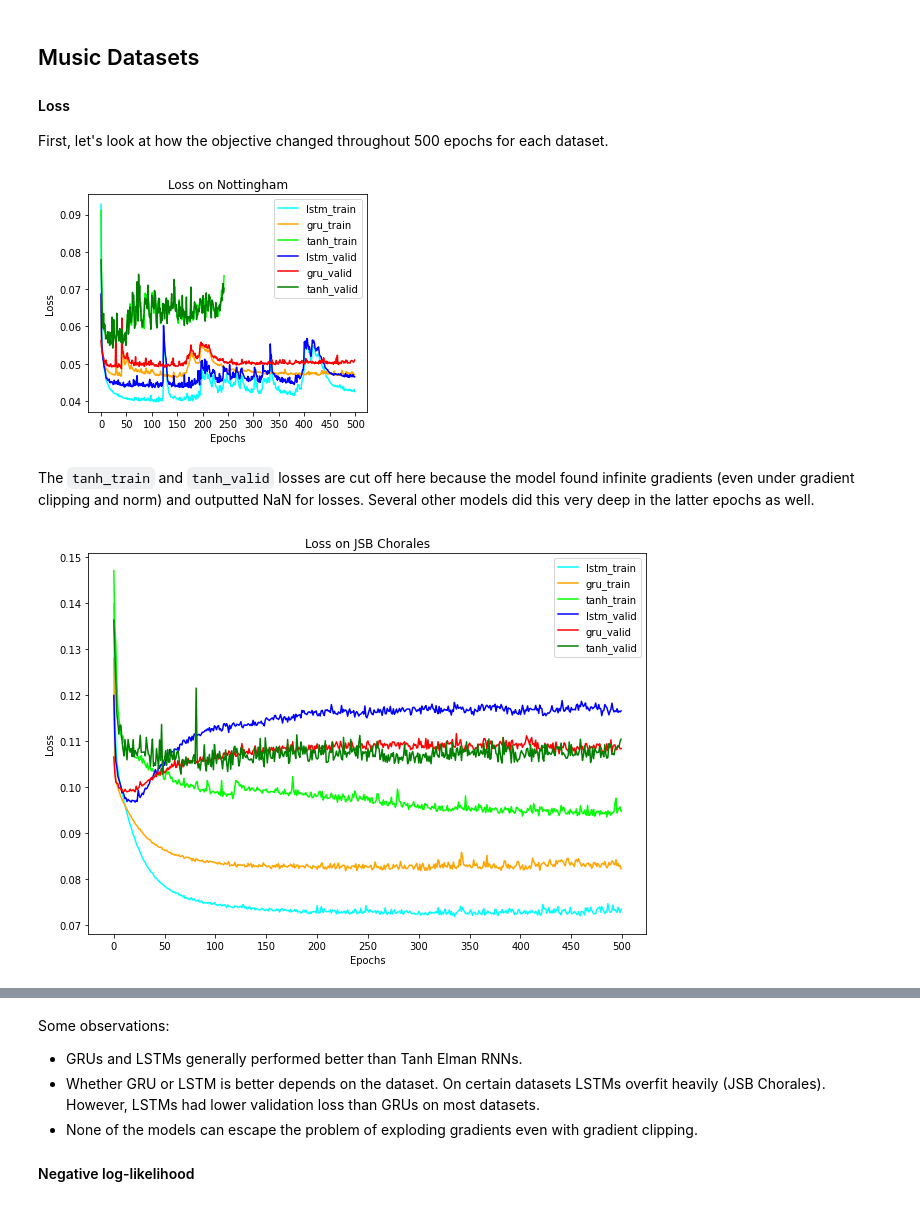
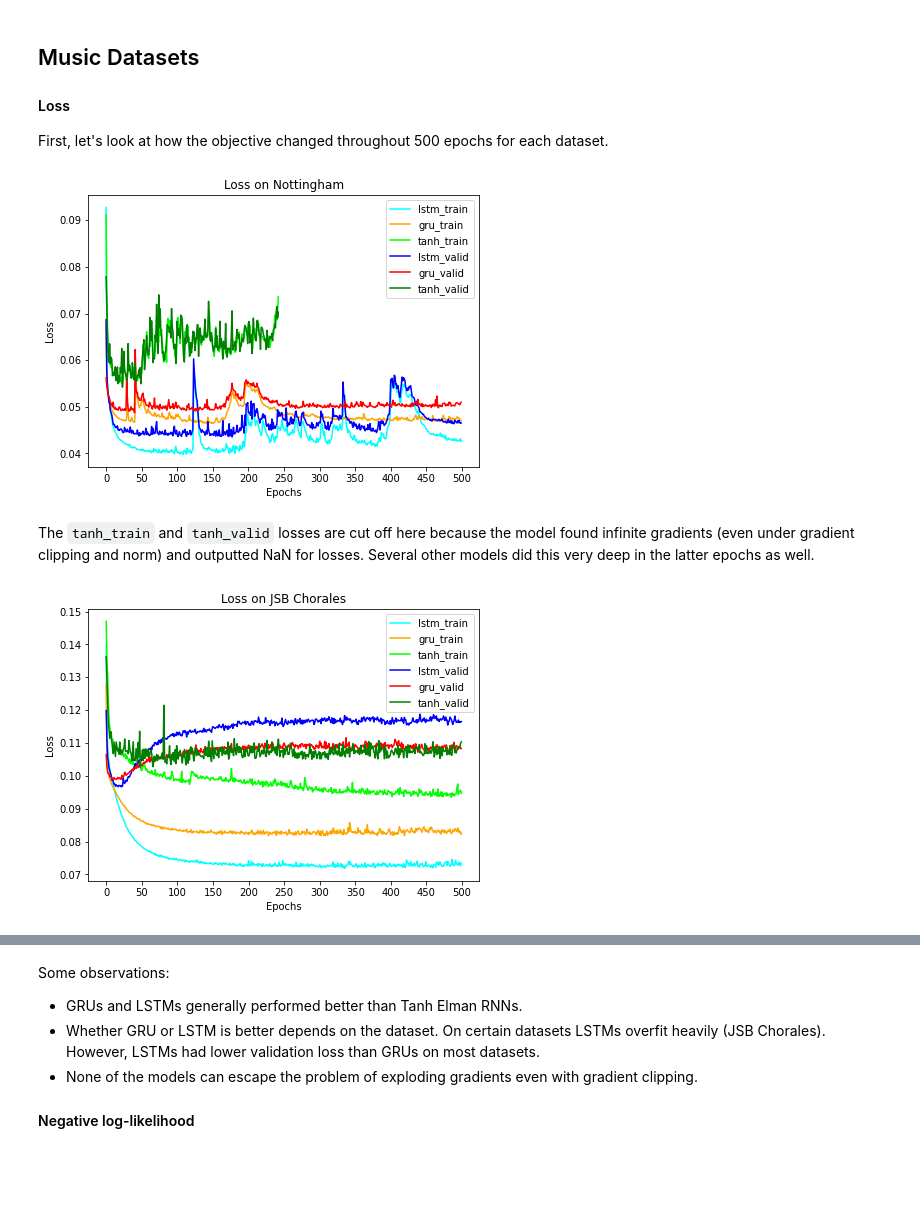
Before and after one commit to 395t/coding-assignment-week-6-seq-1, a Jupyter notebook: notebooks/chung/training_objective_plots.ipynb, the cells around one changed output, grey strips where cells are left out. Drawn from its saved outputs; the diff is of its cells as text; code cells hidden in the pictures; blank space fills up the shorter version.

Commit message:
Making plots even smaller and trying one column titles

```diff
--- a/notebooks/chung/training_objective_plots.ipynb
+++ b/notebooks/chung/training_objective_plots.ipynb
@@ -104,13 +104,13 @@ def plot_metric(dataset_name, states, figsize, subset=None, save=False):
 
 First, let's look at how the objective changed throughout 500 epochs for each dataset.
 # %%
-plot_loss("nott", states, (5, 4), save=True)
+plot_loss("nott", states, (7, 5), save=True)
 # %% [output]
-[figure, old version]
+[figure, new version]
 # %% [markdown]
 The `tanh_train` and `tanh_valid` losses are cut off here because the model found infinite gradients (even under gradient clipping and norm) and outputted NaN for losses. Several other models did this very deep in the latter epochs as well.
 # %%
-plot_loss("jsb", states, (10, 7), save=True)
+plot_loss("jsb", states, (7, 5), save=True)
 # %% [output]
-[figure, old version]
+[figure, new version]
 # %%
```
Also changed, not shown: parts of 14 cells of this notebook, 17 other files.
